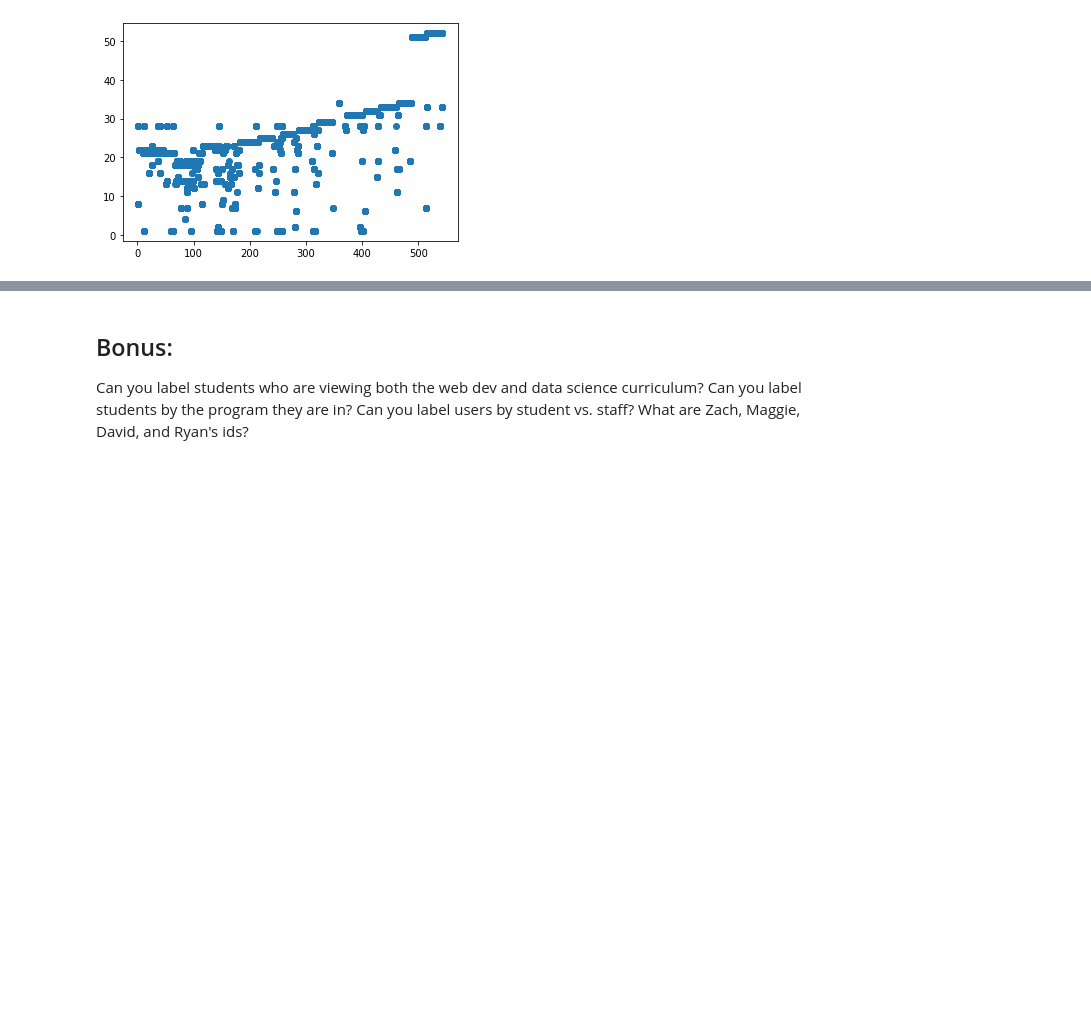
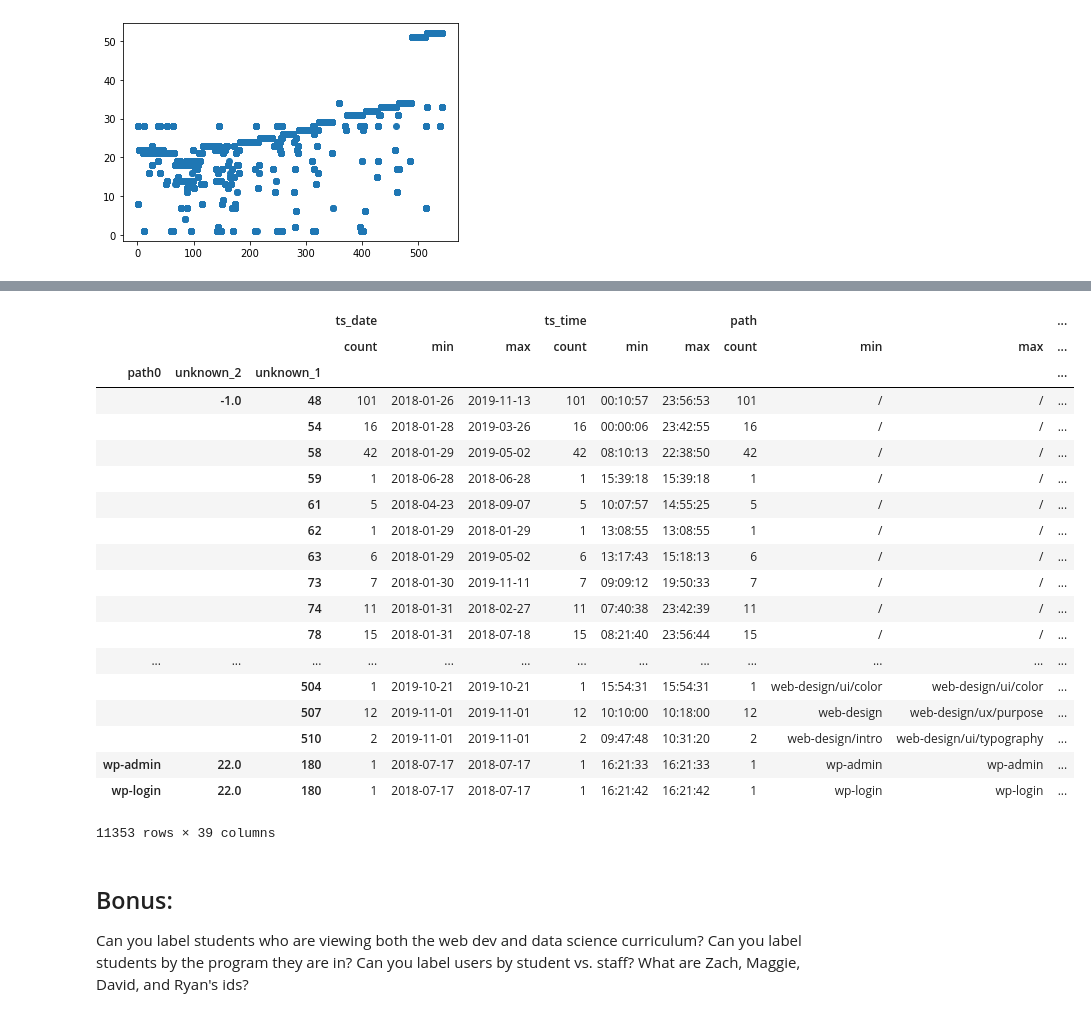
Before and after one commit to kjeliasen/ds-methodologies-exercises, a Jupyter notebook: anomaly_detection/time_series_anomaly_detection.ipynb, the cells around one changed output, grey strips where cells are left out. Saved outputs shown, nothing was run; the diff lists cells and outputs as text; code cells hidden in the pictures; blank space fills up the shorter version.

```diff
--- a/anomaly_detection/time_series_anomaly_detection.ipynb
+++ b/anomaly_detection/time_series_anomaly_detection.ipynb
@@ -426,0 +482,3 @@ df[df.unknown_2.isna()==True]
+# %%
+df.rename(columns={'unknown_1': 'user','unknown_2':'group'}, inplace=True)
+frame_splain(df,splain=True)
@@ -427,3 +525,27 @@ df[df.unknown_2.isna()==True]
+# %%
+dfpathuse = df.groupby(by=['path0','unknown_2','unknown_1']).agg(['count','min','max'])
+display dfpathuse.info
+# %% [output]
+|  |  |  | ts_date |  |  | ts_time |  |  | path |  |  | ... |
+|  |  |  | count | min | max | count | min | max | count | min | max | ... |
+| path0 | unknown_2 | unknown_1 |  |  |  |  |  |  |  |  |  | ... |
+|  | -1.0 | 48 | 101 | 2018-01-26 | 2019-11-13 | 101 | 00:10:57 | 23:56:53 | 101 | / | / | ... |
+|  |  | 54 | 16 | 2018-01-28 | 2019-03-26 | 16 | 00:00:06 | 23:42:55 | 16 | / | / | ... |
+|  |  | 58 | 42 | 2018-01-29 | 2019-05-02 | 42 | 08:10:13 | 22:38:50 | 42 | / | / | ... |
+|  |  | 59 | 1 | 2018-06-28 | 2018-06-28 | 1 | 15:39:18 | 15:39:18 | 1 | / | / | ... |
+|  |  | 61 | 5 | 2018-04-23 | 2018-09-07 | 5 | 10:07:57 | 14:55:25 | 5 | / | / | ... |
+|  |  | 62 | 1 | 2018-01-29 | 2018-01-29 | 1 | 13:08:55 | 13:08:55 | 1 | / | / | ... |
+|  |  | 63 | 6 | 2018-01-29 | 2019-05-02 | 6 | 13:17:43 | 15:18:13 | 6 | / | / | ... |
+|  |  | 73 | 7 | 2018-01-30 | 2019-11-11 | 7 | 09:09:12 | 19:50:33 | 7 | / | / | ... |
+|  |  | 74 | 11 | 2018-01-31 | 2018-02-27 | 11 | 07:40:38 | 23:42:39 | 11 | / | / | ... |
+|  |  | 78 | 15 | 2018-01-31 | 2018-07-18 | 15 | 08:21:40 | 23:56:44 | 15 | / | / | ... |
+| ... | ... | ... | ... | ... | ... | ... | ... | ... | ... | ... | ... | ... |
+|  |  | 504 | 1 | 2019-10-21 | 2019-10-21 | 1 | 15:54:31 | 15:54:31 | 1 | web-design/ui/color | web-design/ui/color | ... |
+|  |  | 507 | 12 | 2019-11-01 | 2019-11-01 | 12 | 10:10:00 | 10:18:00 | 12 | web-design | web-design/ux/purpose | ... |
+|  |  | 510 | 2 | 2019-11-01 | 2019-11-01 | 2 | 09:47:48 | 10:31:20 | 2 | web-design/intro | web-design/ui/typography | ... |
+| wp-admin | 22.0 | 180 | 1 | 2018-07-17 | 2018-07-17 | 1 | 16:21:33 | 16:21:33 | 1 | wp-admin | wp-admin | ... |
+| wp-login | 22.0 | 180 | 1 | 2018-07-17 | 2018-07-17 | 1 | 16:21:42 | 16:21:42 | 1 | wp-login | wp-login | ... |
+11353 rows × 39 columns
 # %% [markdown]
 ## Bonus:
 
```
Also changed, not shown: parts of 19 cells of this notebook, 1 other file.
